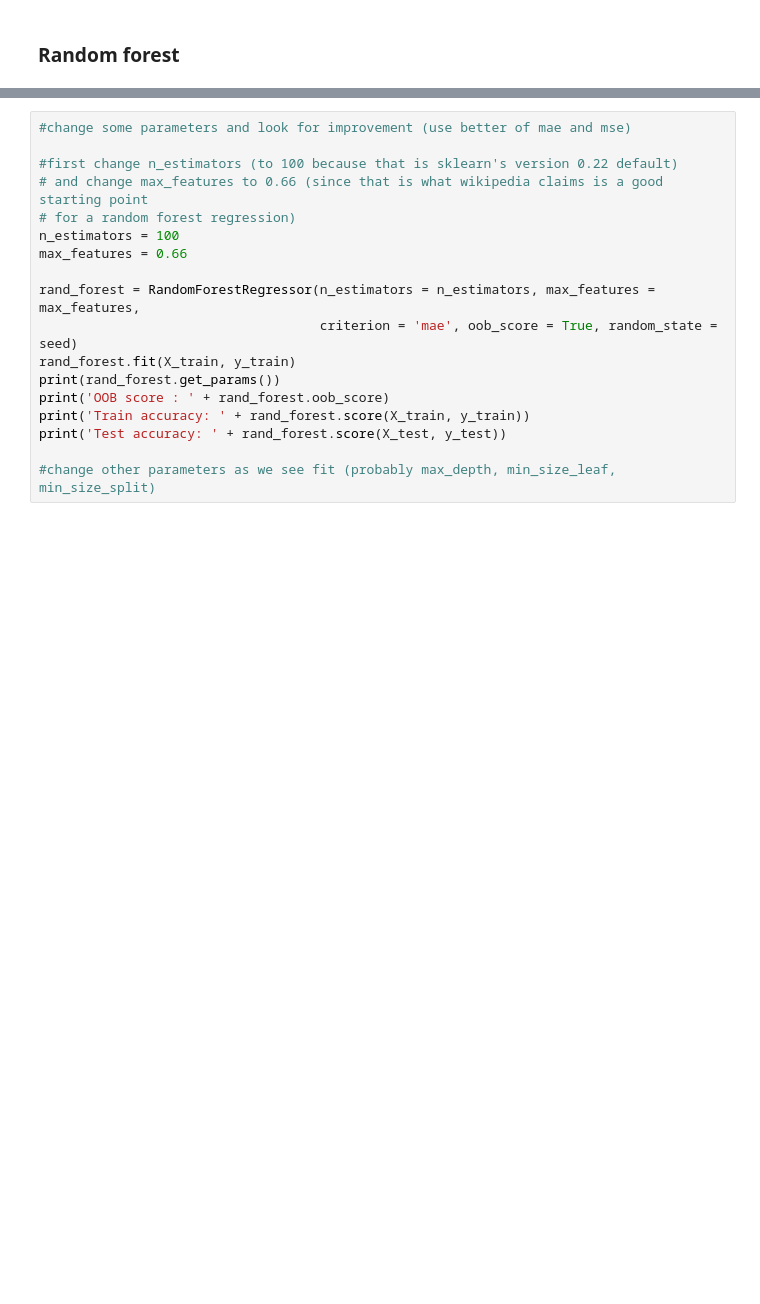
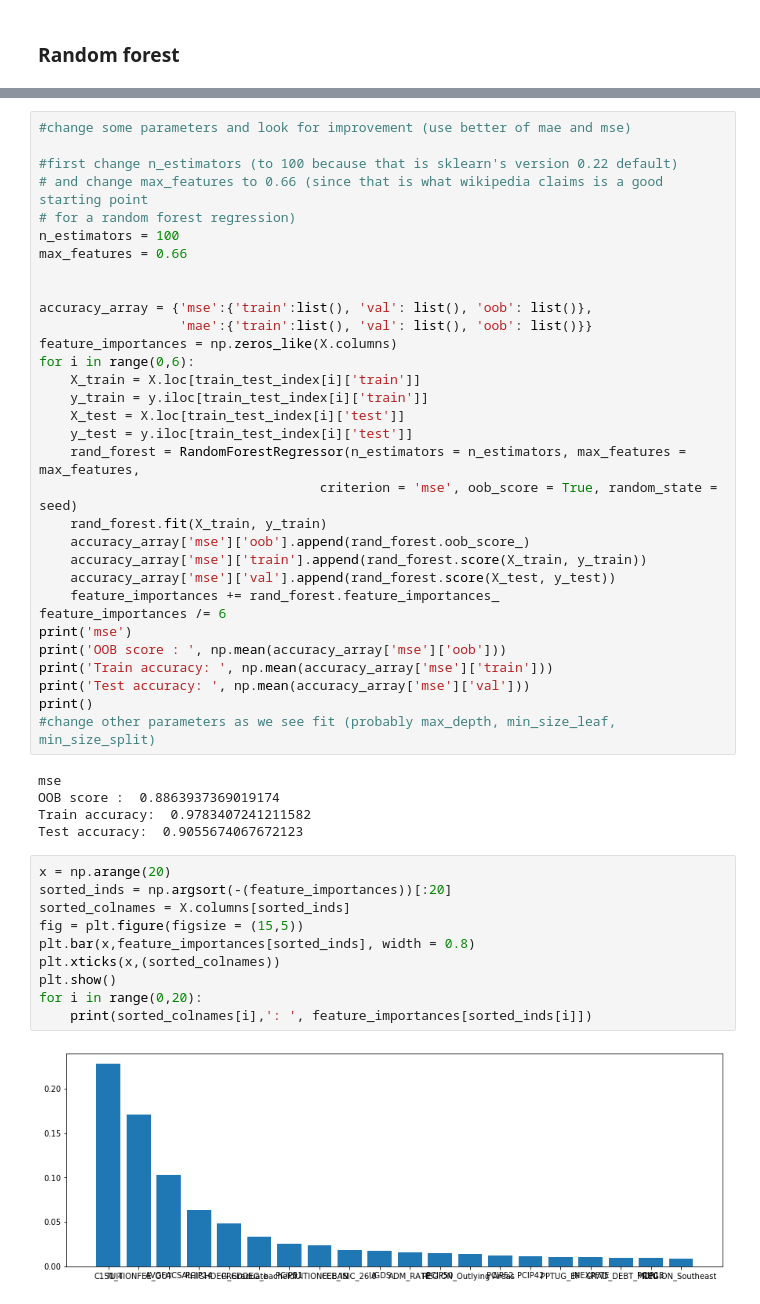
Before and after one commit to aidanclaffey/dsga-1001-college-scorecard, a Jupyter notebook: Model_evaluation.ipynb, the cells around one changed output, grey strips where cells are left out. Saved outputs shown, nothing was run; the diff lists cells and outputs as text; blank space fills up the shorter version.

```diff
--- a/Model_evaluation.ipynb
+++ b/Model_evaluation.ipynb
@@ -168,12 +268,43 @@ print('Test accuracy: ' + rand_forest.score(X_test, y_test))
 n_estimators = 100
 max_features = 0.66
 
-rand_forest = RandomForestRegressor(n_estimators = n_estimators, max_features = max_features,
-                                    criterion = 'mae', oob_score = True, random_state = seed)
-rand_forest.fit(X_train, y_train)
-print(rand_forest.get_params())
-print('OOB score : ' + rand_forest.oob_score)
-print('Train accuracy: ' + rand_forest.score(X_train, y_train))
-print('Test accuracy: ' + rand_forest.score(X_test, y_test))
 
+accuracy_array = {'mse':{'train':list(), 'val': list(), 'oob': list()},
+                  'mae':{'train':list(), 'val': list(), 'oob': list()}}
+feature_importances = np.zeros_like(X.columns)
+for i in range(0,6):
+    X_train = X.loc[train_test_index[i]['train']]
+    y_train = y.iloc[train_test_index[i]['train']]
+    X_test = X.loc[train_test_index[i]['test']]
+    y_test = y.iloc[train_test_index[i]['test']]
+    rand_forest = RandomForestRegressor(n_estimators = n_estimators, max_features = max_features,
+                                    criterion = 'mse', oob_score = True, random_state = seed)
+    rand_forest.fit(X_train, y_train)
+    accuracy_array['mse']['oob'].append(rand_forest.oob_score_)
+    accuracy_array['mse']['train'].append(rand_forest.score(X_train, y_train))
+    accuracy_array['mse']['val'].append(rand_forest.score(X_test, y_test))
+    feature_importances += rand_forest.feature_importances_
+feature_importances /= 6
+print('mse')
+print('OOB score : ', np.mean(accuracy_array['mse']['oob']))
+print('Train accuracy: ', np.mean(accuracy_array['mse']['train']))
+print('Test accuracy: ', np.mean(accuracy_array['mse']['val']))
+print()
 #change other parameters as we see fit (probably max_depth, min_size_leaf, min_size_split)
+# %% [output]
+mse
+OOB score :  0.8863937369019174
+Train accuracy:  0.9783407241211582
+Test accuracy:  0.9055674067672123
+# %%
+x = np.arange(20)
+sorted_inds = np.argsort(-(feature_importances))[:20]
+sorted_colnames = X.columns[sorted_inds]
+fig = plt.figure(figsize = (15,5))
+plt.bar(x,feature_importances[sorted_inds], width = 0.8)
+plt.xticks(x,(sorted_colnames))
+plt.show()
+for i in range(0,20):
+    print(sorted_colnames[i],': ', feature_importances[sorted_inds[i]])
+# %% [output]
+[figure, added]
```
Also changed, not shown: parts of 16 cells of this notebook, 6 other files.
